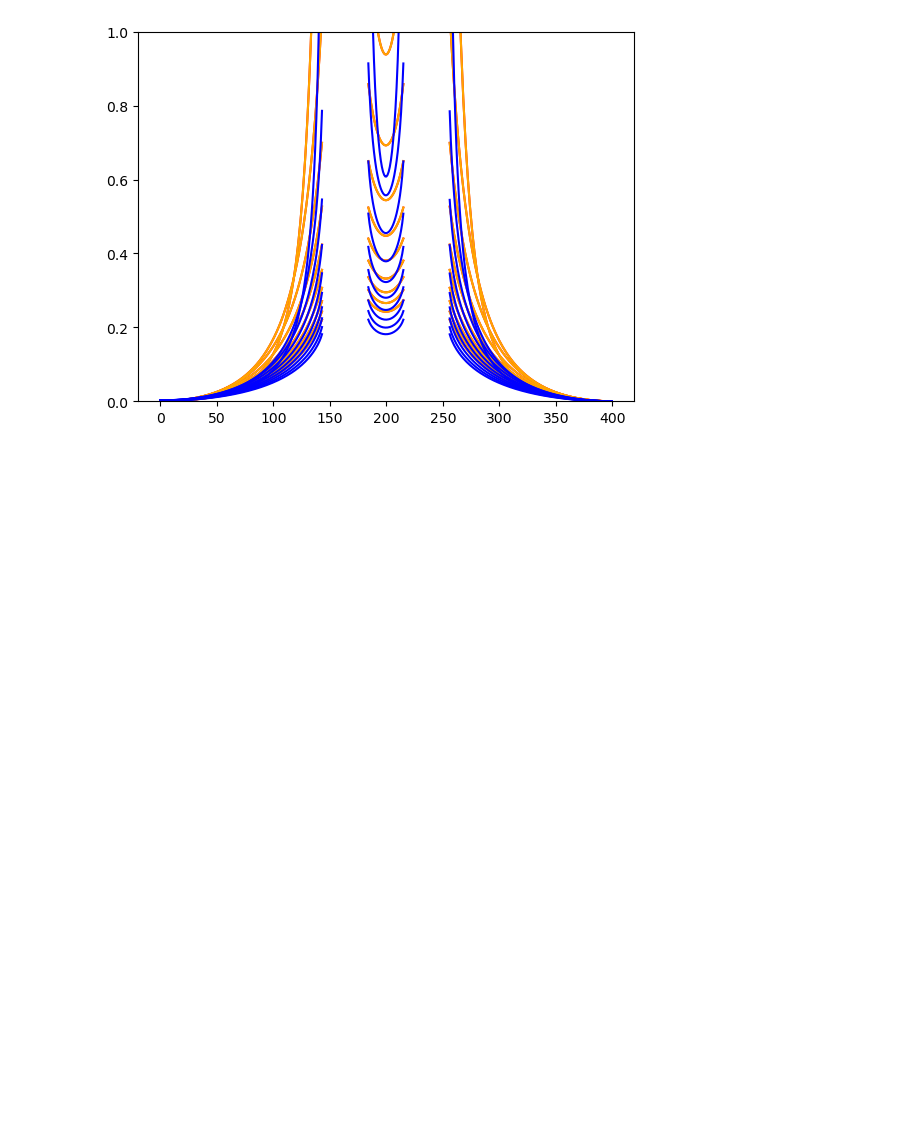
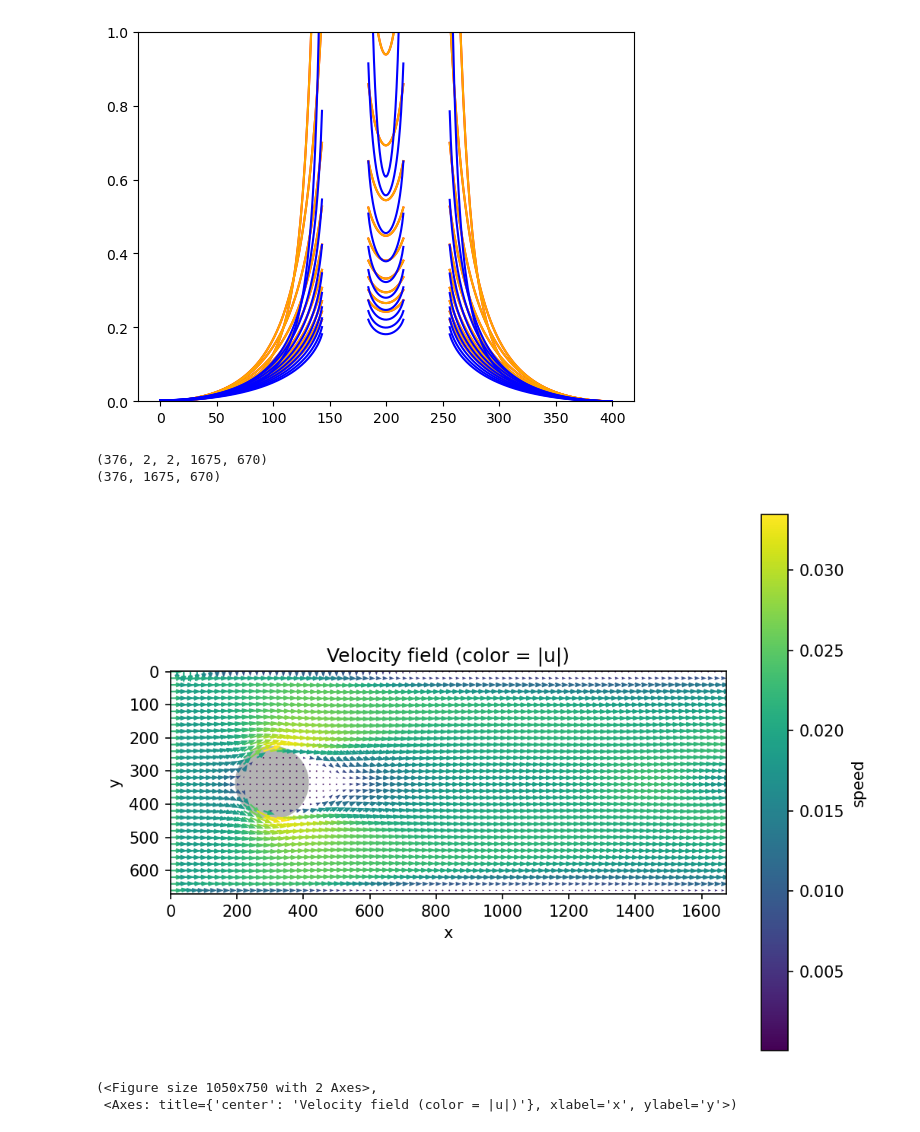
Before and after one commit to yuchenyan0107/LBM_Diffusion, a Jupyter notebook: cupy_compatible/profile_analysis.ipynb, the cells around one changed output. Cells and saved outputs as stored; diff of their text form; code cells hidden in the pictures; blank space fills up the shorter version.

```diff
--- a/cupy_compatible/profile_analysis.ipynb
+++ b/cupy_compatible/profile_analysis.ipynb
@@ -131,3 +146,32 @@ plt.ylim([0,1])
 # %% [output]
 (0.0, 1.0)
 [figure]
+# %%
+velocity_field = np.load("flow_field_b4_re620.npy")
+# %%
+
+print(velocity_field.shape)
+# frames, components, species, nx, ny
+
+specie_id = 0
+vx = velocity_field[:, 0, specie_id, :, :]
+vy = velocity_field[:, 1, specie_id, :, :]
+print(vx.shape)
+
+nx = velocity_field.shape[-2]
+ny = velocity_field.shape[-1]
+X, Y = np.meshgrid(range(nx), range(ny))
+R = ny//6
+cylinder = ((X-(nx/5.5))**2 + (Y-(ny/2))**2) < R**2
+cylinder = cylinder.T
+# %% [output]
+(376, 2, 2, 1675, 670)
+(376, 1675, 670)
+# %%
+vx_avg = np.mean(vx, axis = 0)
+vy_avg = np.mean(vy, axis = 0)
+plot_vector(vx_avg, vy_avg, 666, zoom = 0.15, skip = 20, shapes=cylinder, save = False)
+# %% [output]
+[figure, added]
+(<Figure size 1050x750 with 2 Axes>,
+ <Axes: title={'center': 'Velocity field (color = |u|)'}, xlabel='x', ylabel='y'>)
```
Also changed, not shown: parts of 10 cells of this notebook, 7 other files.
